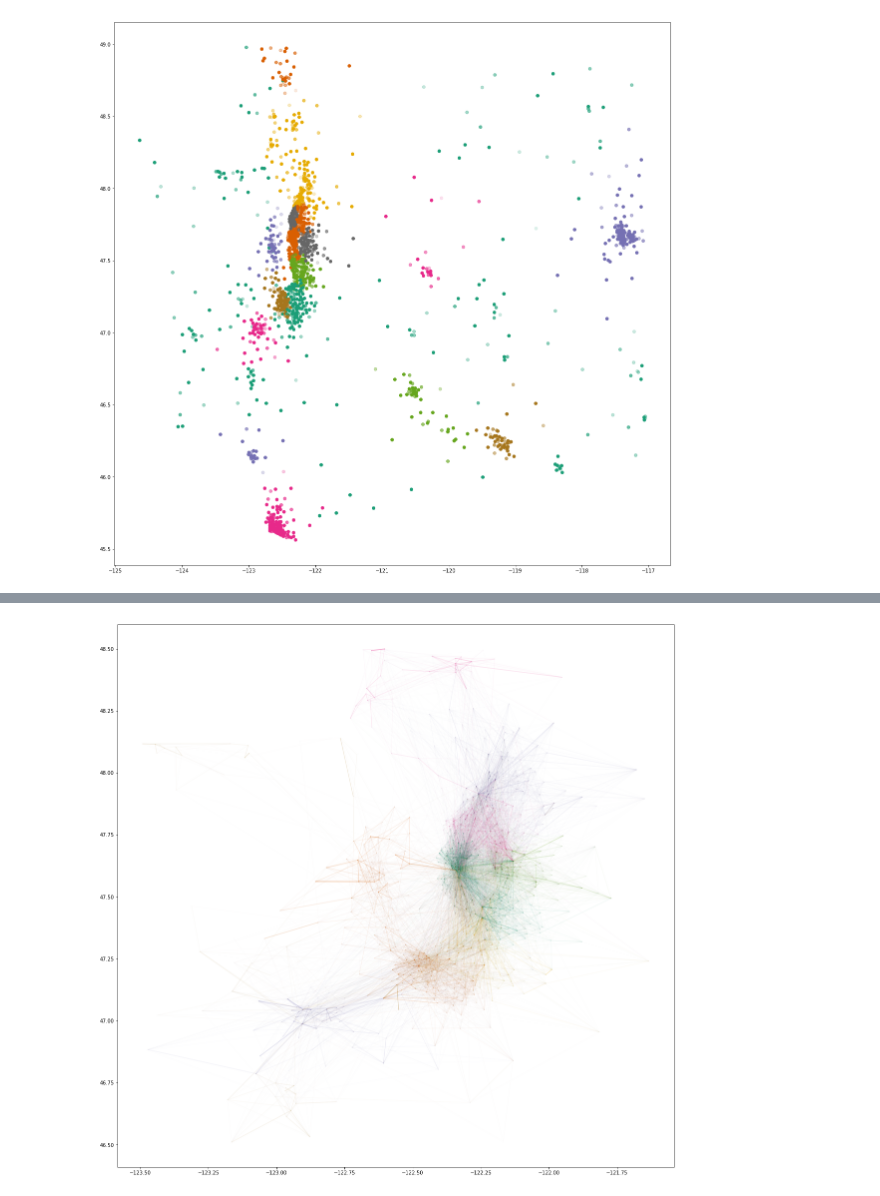
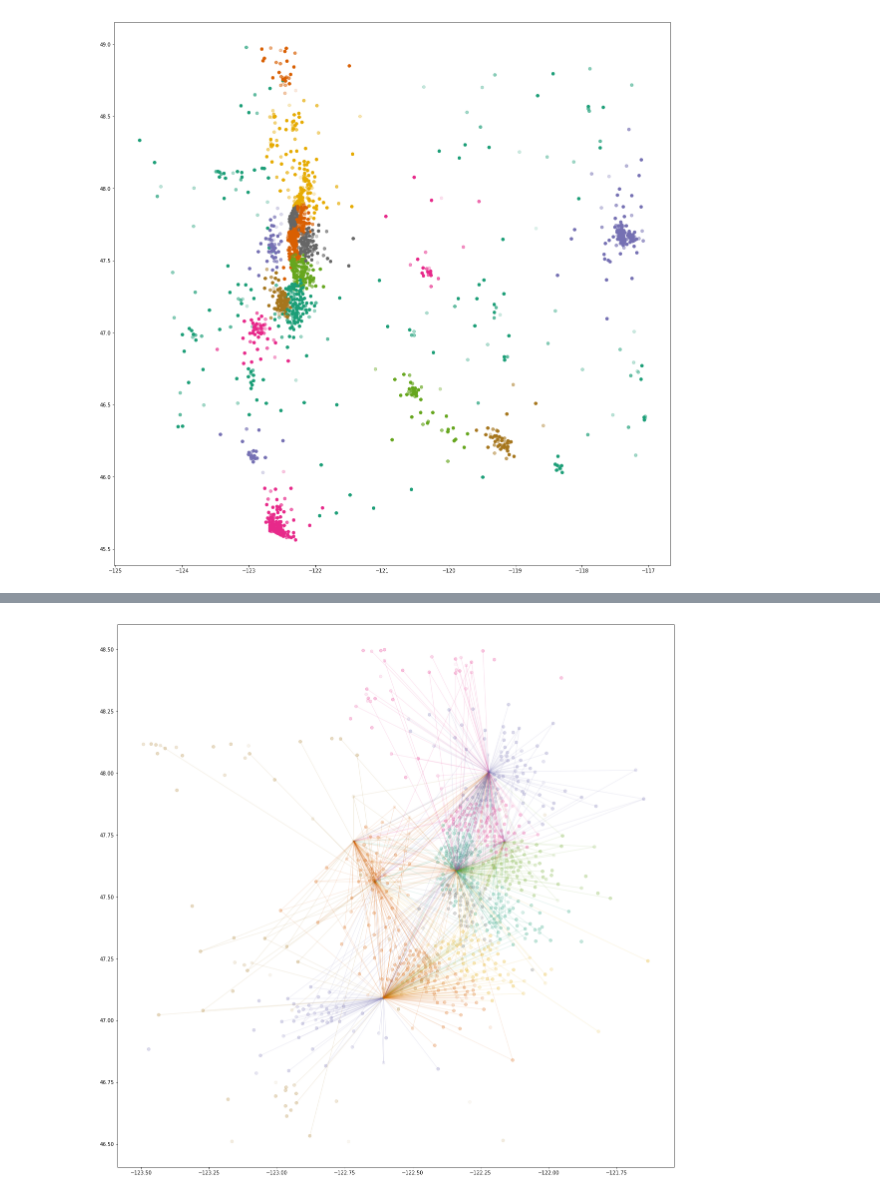
Before and after one commit to joannabate/commute, a Jupyter notebook: Alex_Plotting.ipynb, the cells around one changed output, grey strips where cells are left out. Cells and saved outputs as stored; diff of their text form; code cells hidden in the pictures.

Commit message:
Got cool hybrid graphs working

```diff
--- a/Alex_Plotting.ipynb
+++ b/Alex_Plotting.ipynb
@@ -24,0 +39,2 @@ plot_state('WA', dist_method='absolute', link_method='ward', k=20, alpha=2)
+# %%
+df_area= limit_area(state='CA')
@@ -25,14 +50,12 @@ plot_state('WA', dist_method='absolute', link_method='ward', k=20, alpha=2)
 # %%
-df_merged, df_tracts = get_commute_dfs()
-# Limits view to bay area
-df_area= limit_area(df_merged,minlat=46.5, maxlat=48.5, minlong = -123.5, maxlong=-121.5)
 # Clusters and plots given kwargs
-df_results = cluster_and_plot(df_area, df_tracts, dist_method='absolute', link_method='ward', k=12, alpha=2, cmap=cm.Dark2, cnum=8)
+df_results = cluster_and_plot(df_area, df_tracts, dist_method='absolute', link_method='ward', k=12, alpha=0.5, cmap=cm.Dark2, cnum=8)
 
-df_area_colored = df_area.merge(df_results,how='left',left_on='GEOID_O',right_on='GEOID')
-flow_max = df_area_colored['FLOW'].max()
-n = 1000
-am = 10
-for i, row in df_area_colored.sample(n).iterrows():
+df_area_colored = df_area.merge(df_results,how='left',left_on='GEOID_D',right_on='GEOID')
+n = 10000
+df_area_colored_n = df_area_colored.head(n)
+flow_max = df_area_colored_n['FLOW'].max()
+
+for i, row in df_area_colored_n.iterrows():
     rgb = (row['r'], row['g'], row['b'])
-    plt.plot((row['INTPTLONG_O'],row['INTPTLONG_D']),(row['INTPTLAT_O'],row['INTPTLAT_D']), alpha=am*(row['FLOW']/flow_max), color=rgb)
+    plt.plot((row['INTPTLONG_O'],row['INTPTLONG_D']),(row['INTPTLAT_O'],row['INTPTLAT_D']),alpha=row['FLOW']/flow_max, color=rgb)
@@ -39,10 +64,14 @@ for i, row in df_area_colored.sample(n).iterrows():
 # %%
+# Clusters and plots given kwargs
+df_results = cluster_and_plot(df_area, df_tracts, dist_method='absolute', link_method='ward', k=12, alpha=0.5, cmap=cm.Dark2, cnum=8)
+
 df_area_colored = df_area.merge(df_results,how='left',left_on='GEOID_O',right_on='GEOID')
-flow_max = df_area_colored['FLOW'].max()
-n = 10000
-am = 10
-for i, row in df_area_colored.sample(n).iterrows():
-    rgba = (row['r'], row['g'], row['b'], am*row['alpha'])
-    plt.plot((row['INTPTLONG_O'],row['INTPTLONG_D']),(row['INTPTLAT_O'],row['INTPTLAT_D']), alpha=(row['FLOW']/flow_max), color=rgba)
+n = 1000
+df_area_colored_n = df_area_colored.head(n)
+flow_max = df_area_colored_n['FLOW'].max()
+
+for i, row in df_area_colored_n.iterrows():
+    rgb = (row['r'], row['g'], row['b'])
+    plt.plot((row['INTPTLONG_O'],row['INTPTLONG_D']),(row['INTPTLAT_O'],row['INTPTLAT_D']),alpha=0.1, color=rgb)
 # %% [output]
-[figure, old version]
+[figure, new version]
```
Also changed, not shown: parts of 6 cells of this notebook.
